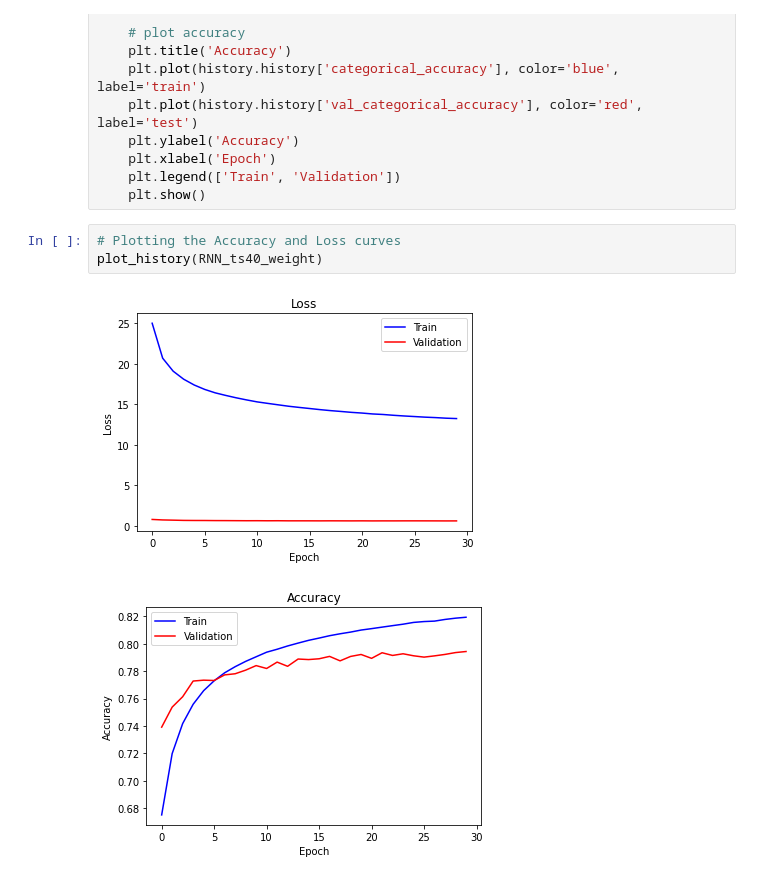
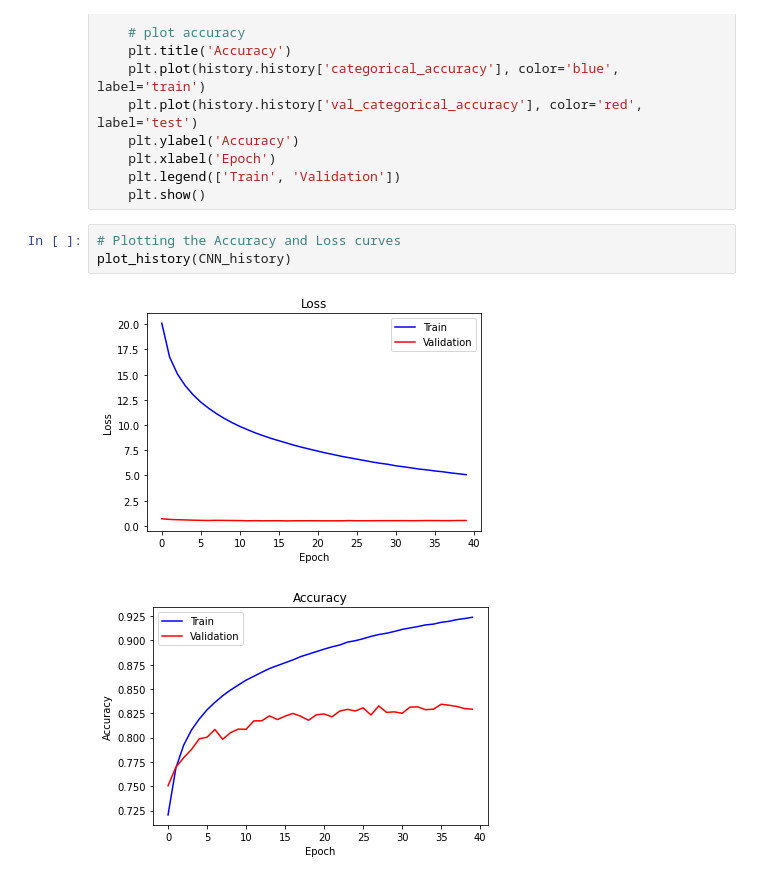
Before and after one commit to KrishnaMurali177/Deep-Learning-Terrain-Identifiaction, a Jupyter notebook: Terrain_Identification.ipynb, the cells around one changed output. Drawn from its saved outputs; the diff is of its cells as text.

```diff
--- a/Terrain_Identification.ipynb
+++ b/Terrain_Identification.ipynb
@@ -391,9 +393,9 @@ def plot_history(history):
     plt.show()
 # %%
 # Plotting the Accuracy and Loss curves
-plot_history(RNN_ts40_weight)
+plot_history(CNN_history)
 # %% [output]
-[figure, old version]
+[figure, new version]
-[figure, old version]
+[figure, new version]
 # %%
 # Plotting f1 metric
```
Also changed, not shown: parts of 4 cells of this notebook.
